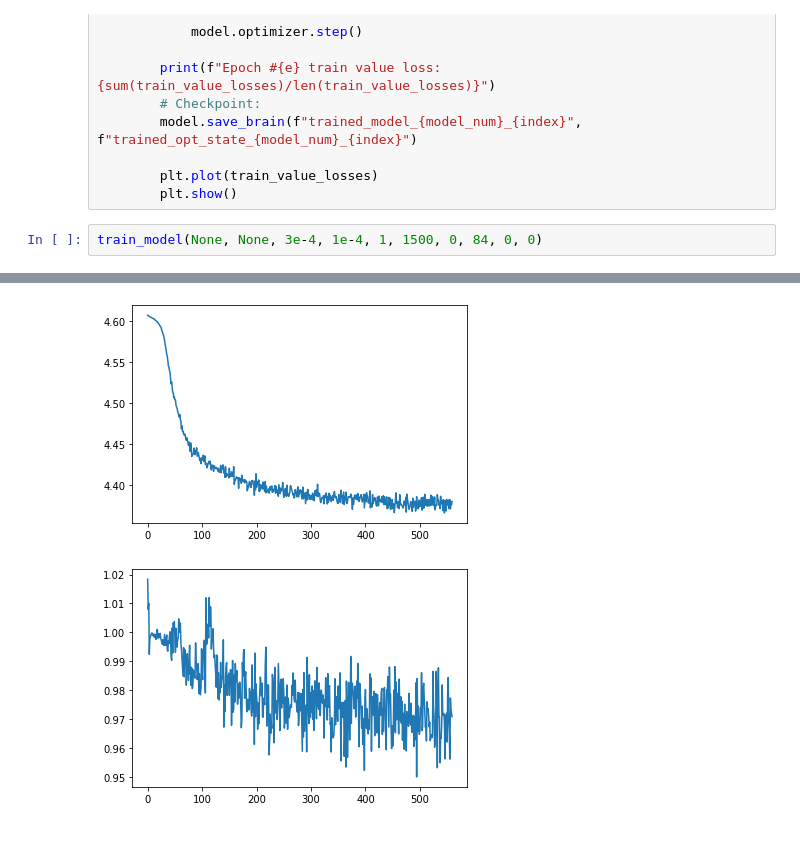
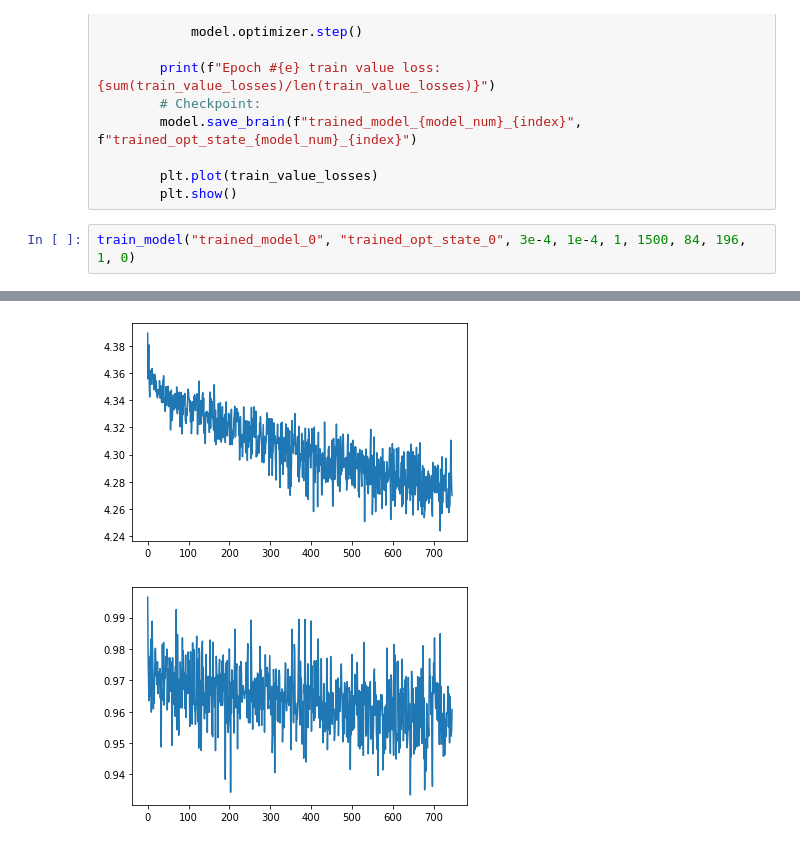
Before and after one commit to iejMac/TTTArena, a Jupyter notebook: mcts/supervised_train.ipynb, the cells around one changed output, grey strips where cells are left out. Drawn from its saved outputs; the diff is of its cells as text.

Commit message:
new model wow

```diff
--- a/mcts/supervised_train.ipynb
+++ b/mcts/supervised_train.ipynb
@@ -154,5 +154,5 @@ def train_on_swapped_value(model_name, model_opt_state, lr, weight_decay, epochs
         plt.plot(train_value_losses)
         plt.show()
 # %%
-train_model(None, None, 3e-4, 1e-4, 1, 1500, 0, 84, 0, 0)
+train_model("trained_model_0", "trained_opt_state_0", 3e-4, 1e-4, 1, 1500, 84, 196, 1, 0)
 # %% [output]
@@ -160,3 +161,3 @@ Epoch #0 train policy loss: 4.413443867213591 | train value loss: 0.979033644603
 Saving brain...
-[figure, old version]
+[figure, new version]
-[figure, old version]
+[figure, new version]
```
Also changed, not shown: parts of 2 cells of this notebook, 3 other files.
